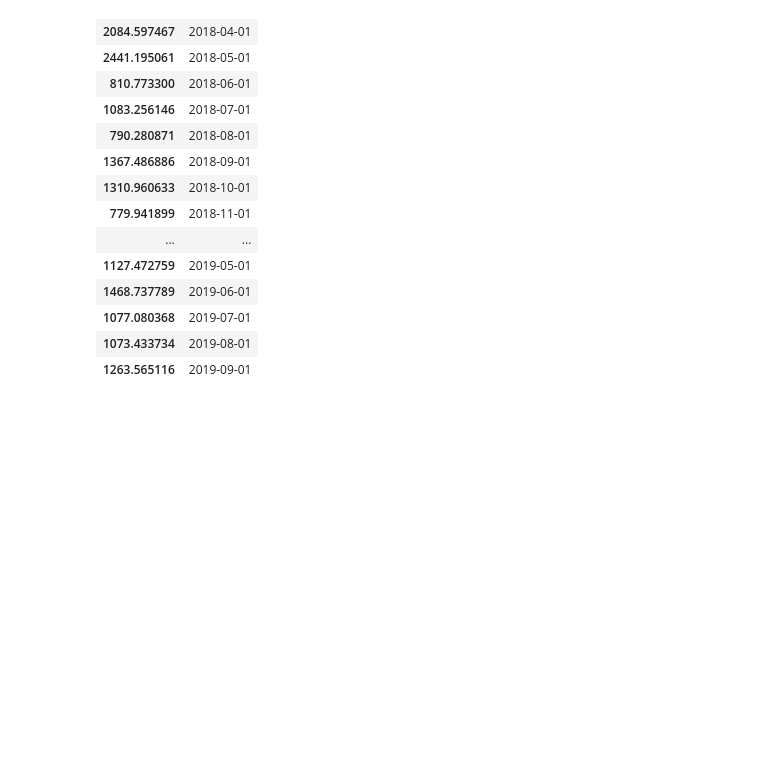
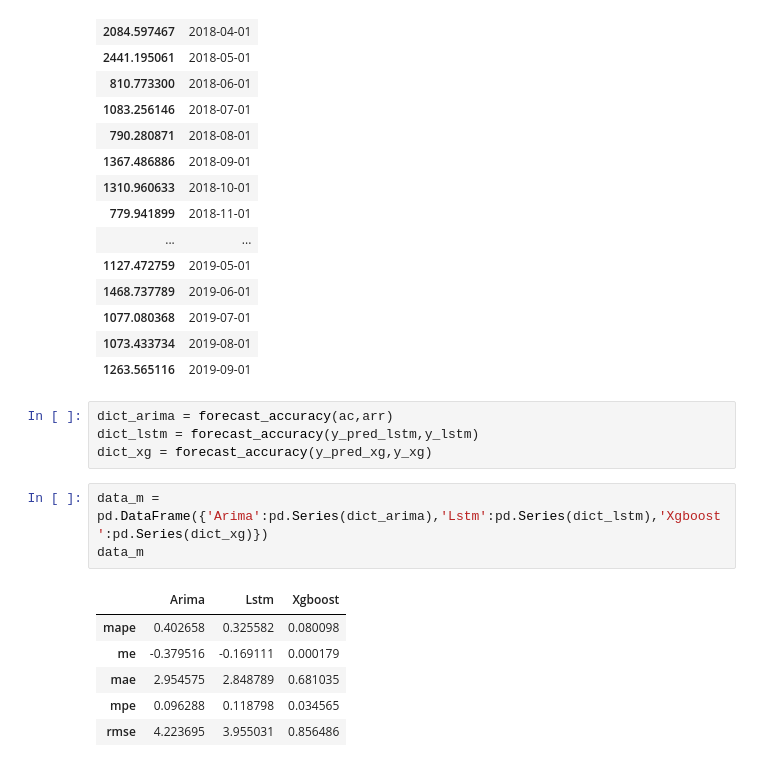
Before and after one commit to SriNithin965/project-4-2, a Jupyter notebook: code/MERGED_ALL_MODELS_FINAL.ipynb, the cells around one changed output. Saved outputs shown, nothing was run; the diff lists cells and outputs as text; blank space fills up the shorter version.

```diff
--- a/code/MERGED_ALL_MODELS_FINAL.ipynb
+++ b/code/MERGED_ALL_MODELS_FINAL.ipynb
@@ -691,3 +675,17 @@ data3_xg
 | 1077.080368 | 2019-07-01 |
 | 1073.433734 | 2019-08-01 |
 | 1263.565116 | 2019-09-01 |
+# %%
+dict_arima = forecast_accuracy(ac,arr)
+dict_lstm = forecast_accuracy(y_pred_lstm,y_lstm)
+dict_xg = forecast_accuracy(y_pred_xg,y_xg)
+# %%
+data_m = pd.DataFrame({'Arima':pd.Series(dict_arima),'Lstm':pd.Series(dict_lstm),'Xgboost':pd.Series(dict_xg)})
+data_m
+# %% [output]
+|  | Arima | Lstm | Xgboost |
+| mape | 0.402658 | 0.325582 | 0.080098 |
+| me | -0.379516 | -0.169111 | 0.000179 |
+| mae | 2.954575 | 2.848789 | 0.681035 |
+| mpe | 0.096288 | 0.118798 | 0.034565 |
+| rmse | 4.223695 | 3.955031 | 0.856486 |
```
Also changed, not shown: parts of 14 cells of this notebook.
